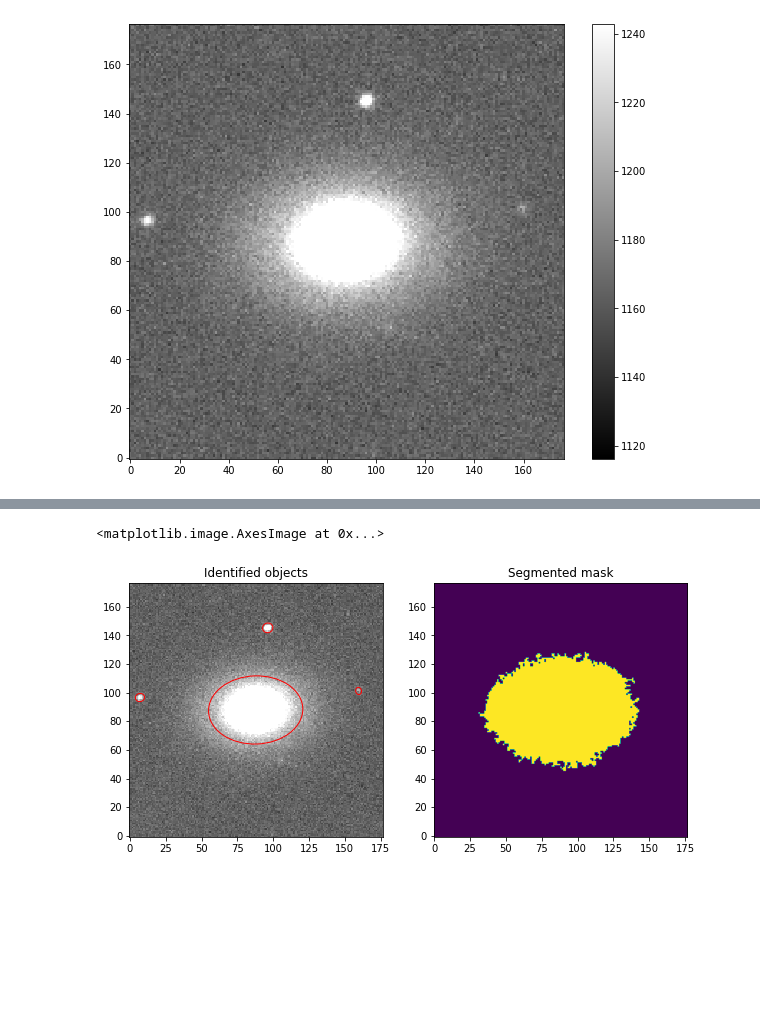
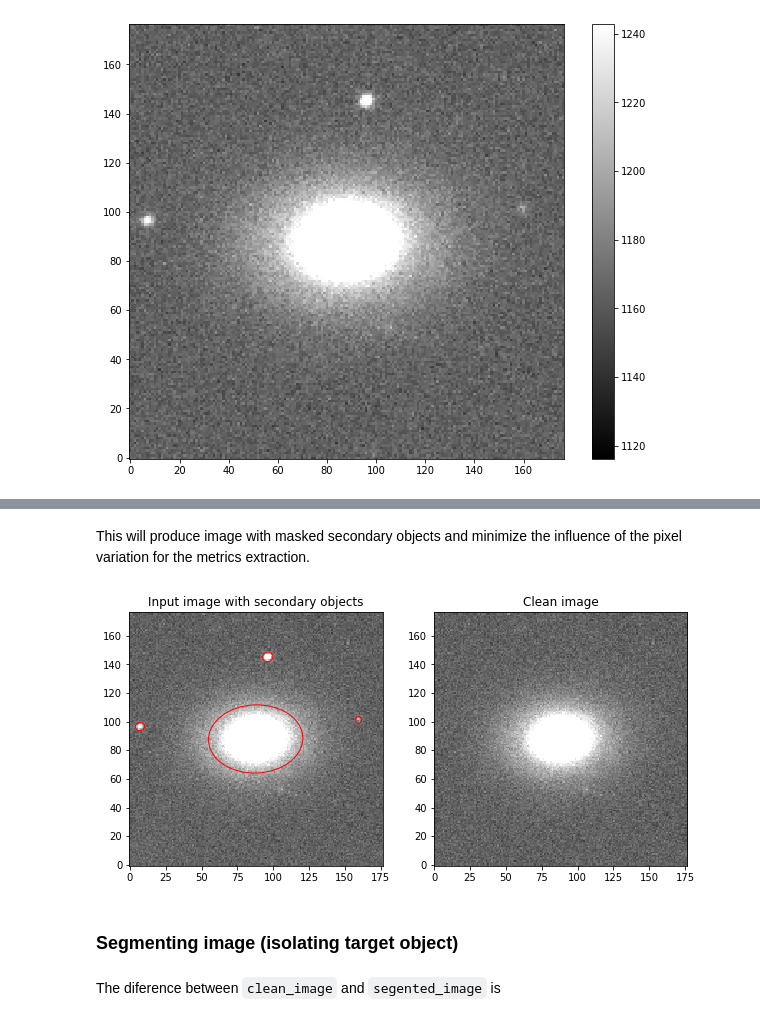
Before and after one commit to igorkolesnikov13/cymorph, a Jupyter notebook: docs/tutorial.ipynb, the cells around one changed output, grey strips where cells are left out. Cells and saved outputs as stored; diff of their text form; code cells hidden in the pictures; blank space fills up the shorter version.

```diff
--- a/docs/tutorial.ipynb
+++ b/docs/tutorial.ipynb
@@ -74,0 +137,38 @@ segmented_mask[segmented_mask==4] = 0
+# %%
+# getting all the pixels belonging to secondary objects (they are all equal to 0)
+x,y = np.where(clean_image==0)
+
+# applying random values drawn from normal distribution
+mu, sigma = bkg.globalback, bkg.globalrms
+for key,value in enumerate(x):
+    clean_image[x[key],y[key]] =  np.random.normal(mu, sigma, 1)
+# %% [markdown]
+This will produce image with masked secondary objects and minimize the influence of the pixel variation for the metrics extraction.
+# %%
+# plot background-subtracted image
+fig, ax = plt.subplots(1, 2)
+m, s = np.mean(image_sub), np.std(image_sub)
+ax[0].set_title('Input image with secondary objects')
+im = ax[0].imshow(image_sub, interpolation='nearest', cmap='gray',
+               vmin=m-s, vmax=m+s, origin='lower')
+
+# plot an ellipse for each object
+for i in range(len(objects)):
+    e = Ellipse(xy=(objects['x'][i], objects['y'][i]),
+                width=4*objects['a'][i],
+                height=4*objects['b'][i],
+                angle=objects['theta'][i] * 180. / np.pi)
+    e.set_facecolor('none')
+    e.set_edgecolor('red')
+    ax[0].add_artist(e)
+
+m, s = np.mean(clean_image), np.std(clean_image)
+ax[1].set_title('Clean image')
+im = ax[1].imshow(clean_image, interpolation='nearest', cmap='gray',
+               vmin=m-s, vmax=m+s, origin='lower')
+# %% [output]
+[figure, added]
+# %% [markdown]
+### Segmenting image (isolating target object)
+# %% [markdown]
+The diference between `clean_image` and `segented_image` is
@@ -91,10 +193,7 @@ for i in range(len(objects)):
     ax[0].add_artist(e)
 
 ax[1].set_title('Segmented mask')
-ax[1].imshow(segmented_mask, origin='lower')
+ax[1].imshow(segmented_mask, origin='lower', cmap='gray')
-# %% [output]
-<matplotlib.image.AxesImage at 0x...>
-[figure, removed]
 # %%
 segmented_image = image * segmented_mask
 # %%
```
Also changed, not shown: parts of 31 cells of this notebook, 1 other file.
